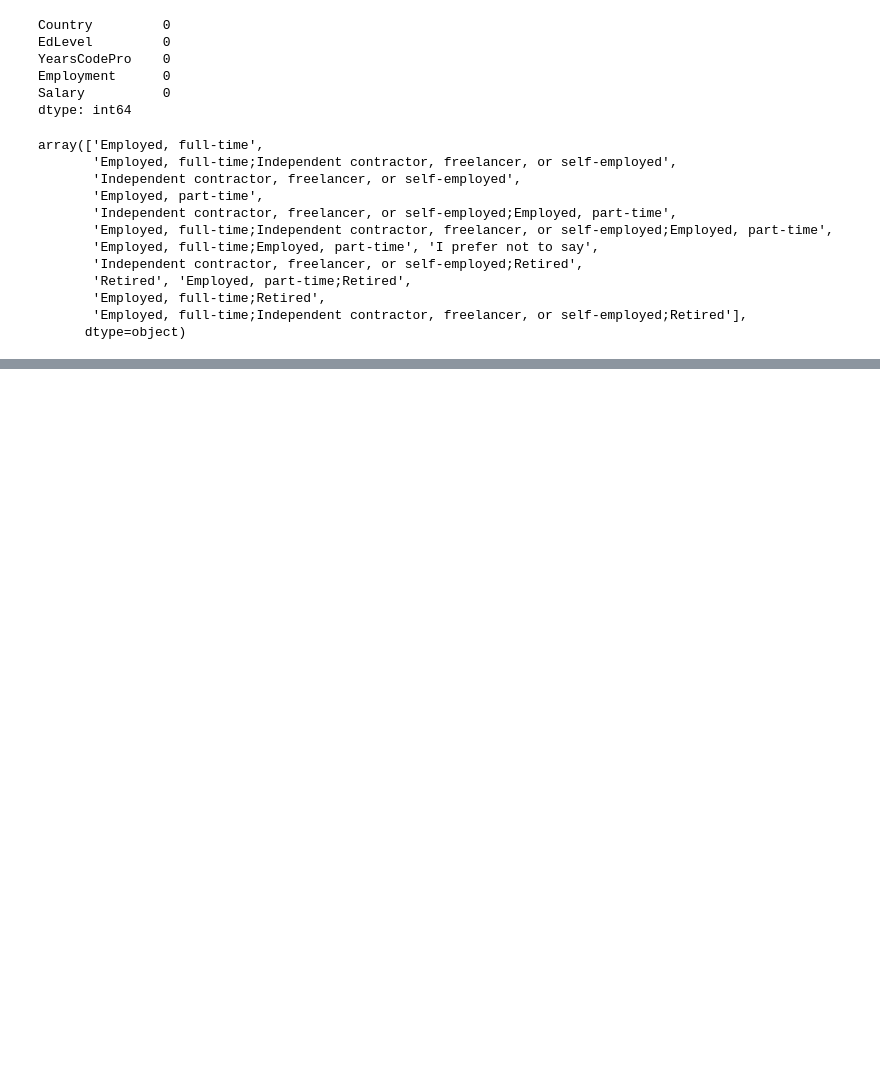
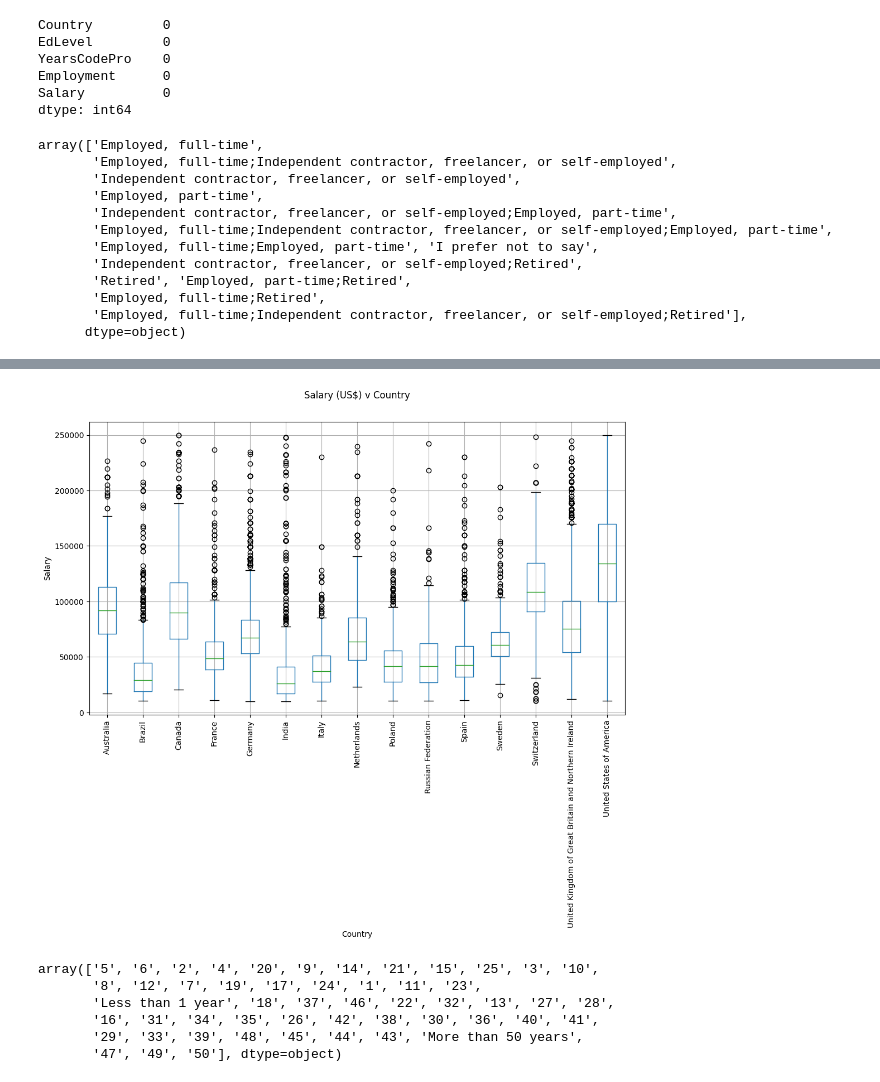
Before and after one commit to EdCrux/SoftwareDeveloperSalaryPredictions, a Jupyter notebook: analisis.ipynb, the cells around one changed output, grey strips where cells are left out. Cells and saved outputs as stored; diff of their text form; code cells hidden in the pictures; blank space fills up the shorter version.

```diff
--- a/analisis.ipynb
+++ b/analisis.ipynb
@@ -122,0 +171,23 @@ Name: Country, Length: 155, dtype: int64
+# %%
+df = df[df["Salary"] <= 250000]
+df = df[df["Salary"] >= 10000]
+df = df[df['Country'] != 'Other']
+# %%
+fig, ax = plt.subplots(1,1, figsize=(12, 7))
+df.boxplot('Salary', 'Country', ax=ax)
+plt.suptitle('Salary (US$) v Country')
+plt.title('')
+plt.ylabel('Salary')
+plt.xticks(rotation=90)
+plt.show()
+# %% [output]
+[figure, added]
+# %%
+df["YearsCodePro"].unique()
+# %% [output]
+array(['5', '6', '2', '4', '20', '9', '14', '21', '15', '25', '3', '10',
+       '8', '12', '7', '19', '17', '24', '1', '11', '23',
+       'Less than 1 year', '18', '37', '46', '22', '32', '13', '27', '28',
+       '16', '31', '34', '35', '26', '42', '38', '30', '36', '40', '41',
+       '29', '33', '39', '48', '45', '44', '43', 'More than 50 years',
+       '47', '49', '50'], dtype=object)
```
Also changed, not shown: parts of 22 cells of this notebook, 2 other files.
